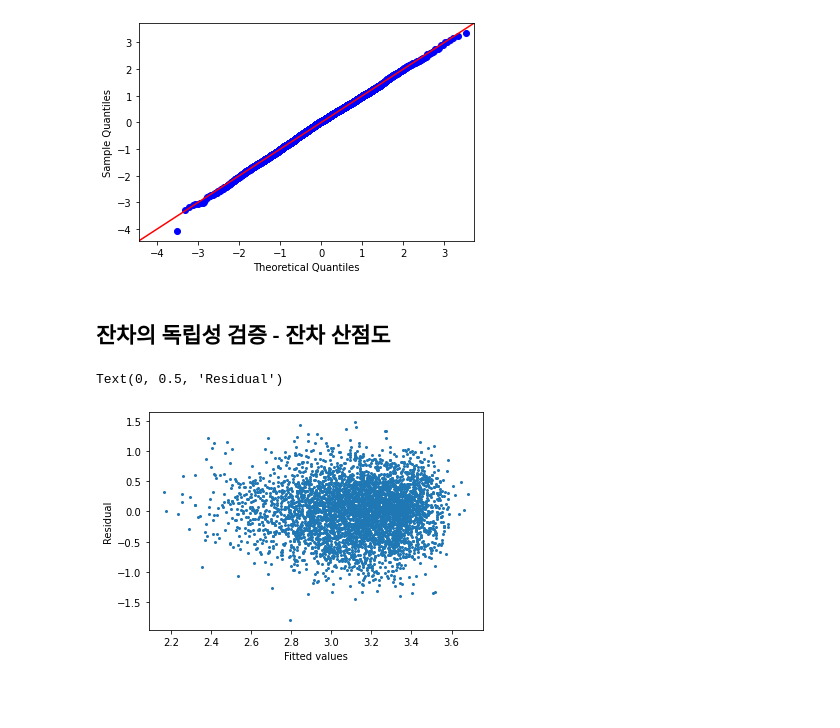
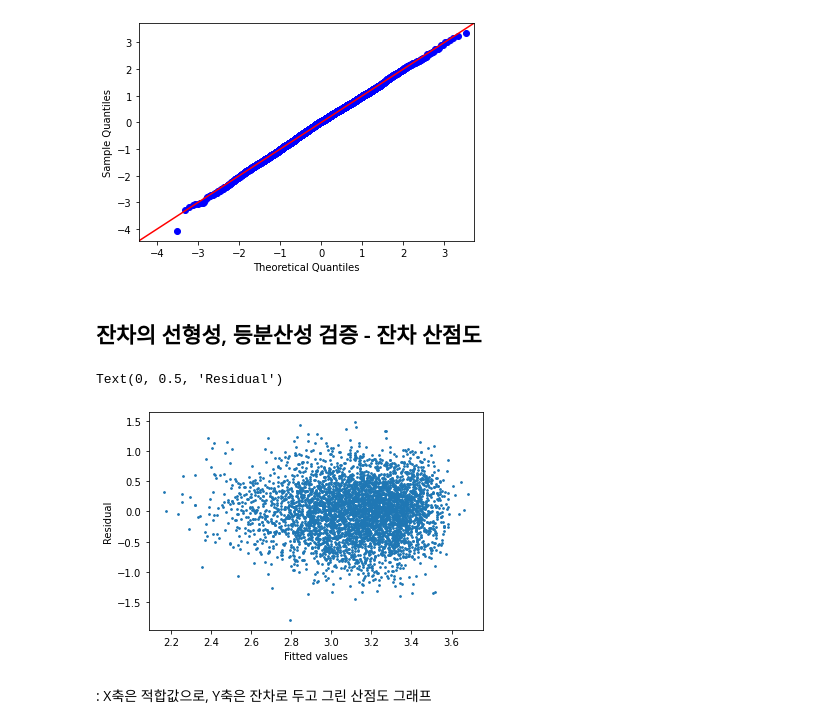
Before and after one commit to JadenKim-dev/DataScienceStudy, a Jupyter notebook: RA_group_project/2. Data_analysis.ipynb, the cells around one changed output. Drawn from its saved outputs; the diff is of its cells as text; code cells hidden in the pictures; blank space fills up the shorter version.

```diff
--- a/RA_group_project/2. Data_analysis.ipynb
+++ b/RA_group_project/2. Data_analysis.ipynb
@@ -370,12 +332,14 @@ fig = sm.qqplot(res, fit=True, line='45')
 # %% [output]
 [figure]
 # %% [markdown]
-## 잔차의 독립성 검증 - 잔차 산점도
+## 잔차의 선형성, 등분산성 검증 - 잔차 산점도
 # %%
 pred_y = fitted_model3.predict(x_data3_1)
-fig = plt.scatter(pred_y, res, s=4)
+fig = plt.scatter(pred_y, res, s=3)
 plt.xlabel('Fitted values')
 plt.ylabel('Residual')
 # %% [output]
 Text(0, 0.5, 'Residual')
-[figure, old version]
+[figure, new version]
+# %% [markdown]
+: X축은 적합값으로, Y축은 잔차로 두고 그린 산점도 그래프
```
Also changed, not shown: parts of 22 cells of this notebook.
